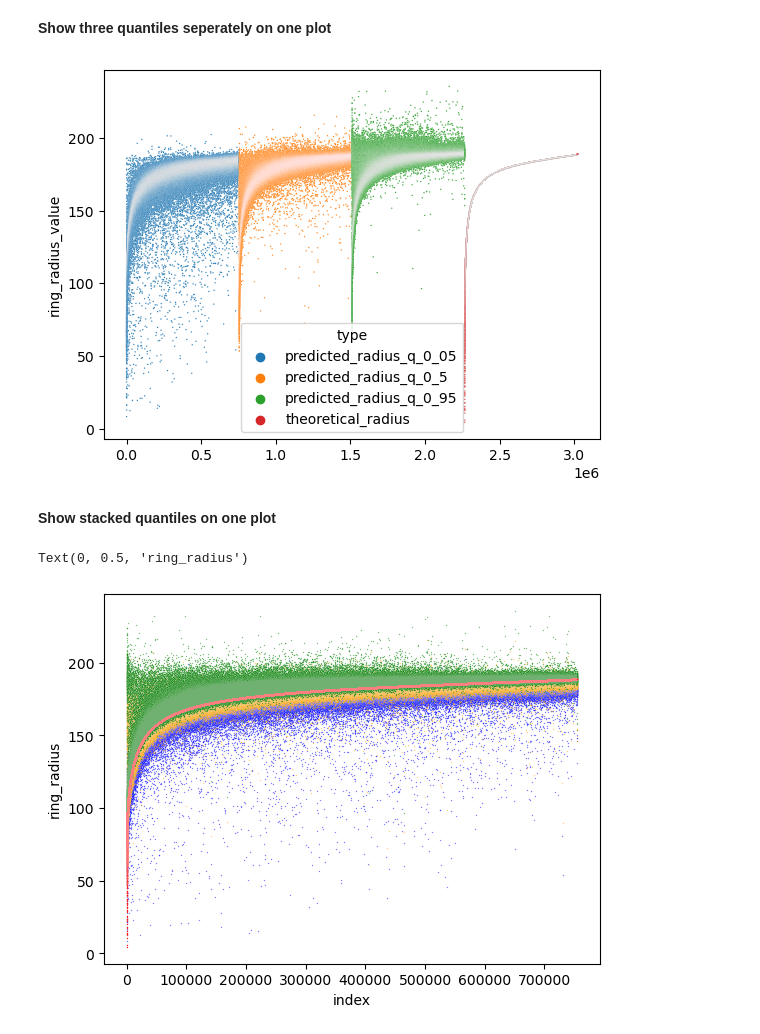
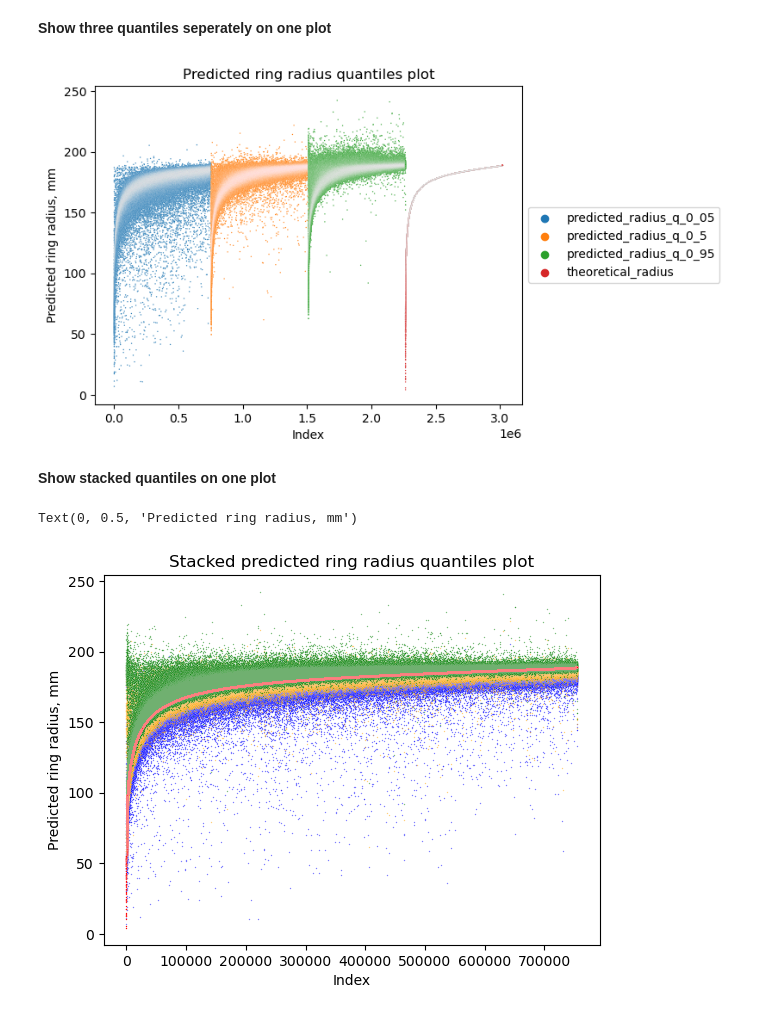
Before and after one commit to TRIUMF-MDS-Capstone2023/project, a Jupyter notebook: models/MLP/mlp_quantile_reg_model.ipynb, the cells around one changed output. Drawn from its saved outputs; the diff is of its cells as text; code cells hidden in the pictures.

Commit message:
modifed plotting code

```diff
--- a/models/MLP/mlp_quantile_reg_model.ipynb
+++ b/models/MLP/mlp_quantile_reg_model.ipynb
@@ -354,19 +354,23 @@ test_pred_df
 # %%
 # sort df by theoretical_radius
 df_sort = test_pred_df.sort_values(by='theoretical_radius').reset_index()
 df_sort['index']=df_sort.index
 df_melted = df_sort.melt(id_vars='index',
                          value_vars=['predicted_radius_q_0_05',
                                      'predicted_radius_q_0_5',
                                      'predicted_radius_q_0_95',
                                      'theoretical_radius'],
                          var_name='type',
                          value_name='ring_radius_value')
-sns.scatterplot(data=df_melted, x = df_melted.index, y='ring_radius_value', hue='type', s=1)
+g = sns.scatterplot(data=df_melted, x = df_melted.index, y='ring_radius_value', hue='type', s=1)
+g.legend(loc='center left', bbox_to_anchor=(1.0, 0.5))
+plt.title('Predicted ring radius quantiles plot')
+plt.xlabel('Index')
+plt.ylabel('Predicted ring radius, mm')
 
-plt.savefig("../../figures/qmlp_pred_plot.png")
+plt.savefig("../../figures/qmlp_pred_plot.png", bbox_inches='tight')
 # %% [output]
-[figure, old version]
+[figure, new version]
 # %% [markdown]
 **Show stacked quantiles on one plot**
 # %%
@@ -376,6 +380,9 @@ sns.scatterplot(data=df_sort, x = 'index', y='predicted_radius_q_0_95', color='g
 sns.scatterplot(data=df_sort, x = 'index', y='theoretical_radius', color='red', s=1)
 
 plt.ylabel('ring_radius')
+plt.title('Stacked predicted ring radius quantiles plot')
+plt.xlabel('Index')
+plt.ylabel('Predicted ring radius, mm')
 # %% [output]
-Text(0, 0.5, 'ring_radius')
+Text(0, 0.5, 'Predicted ring radius, mm')
-[figure, old version]
+[figure, new version]
```
Also changed, not shown: parts of 4 cells of this notebook.
